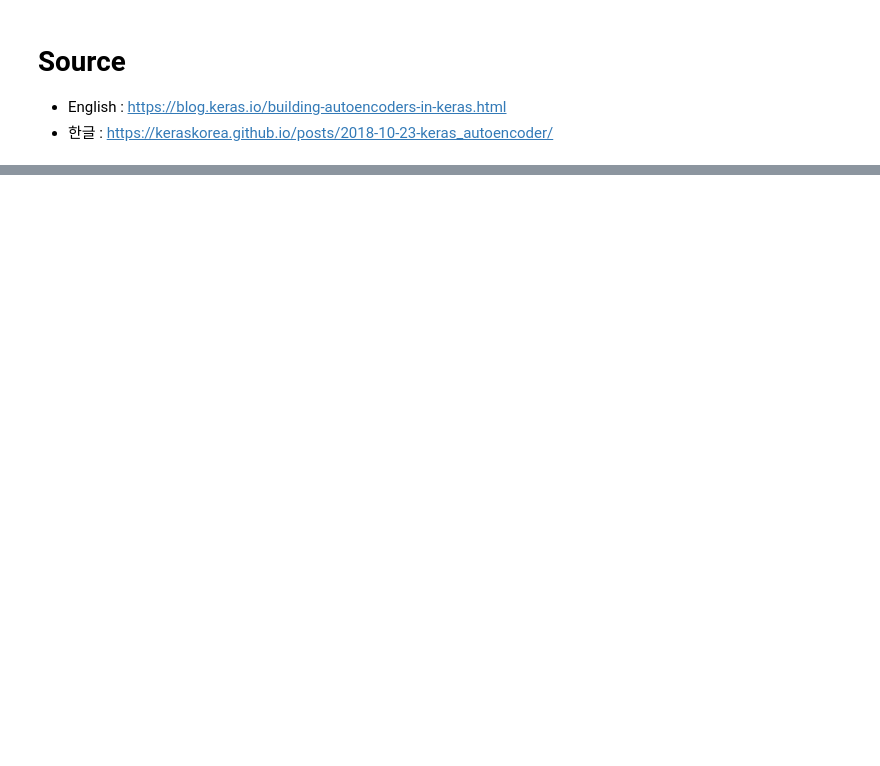
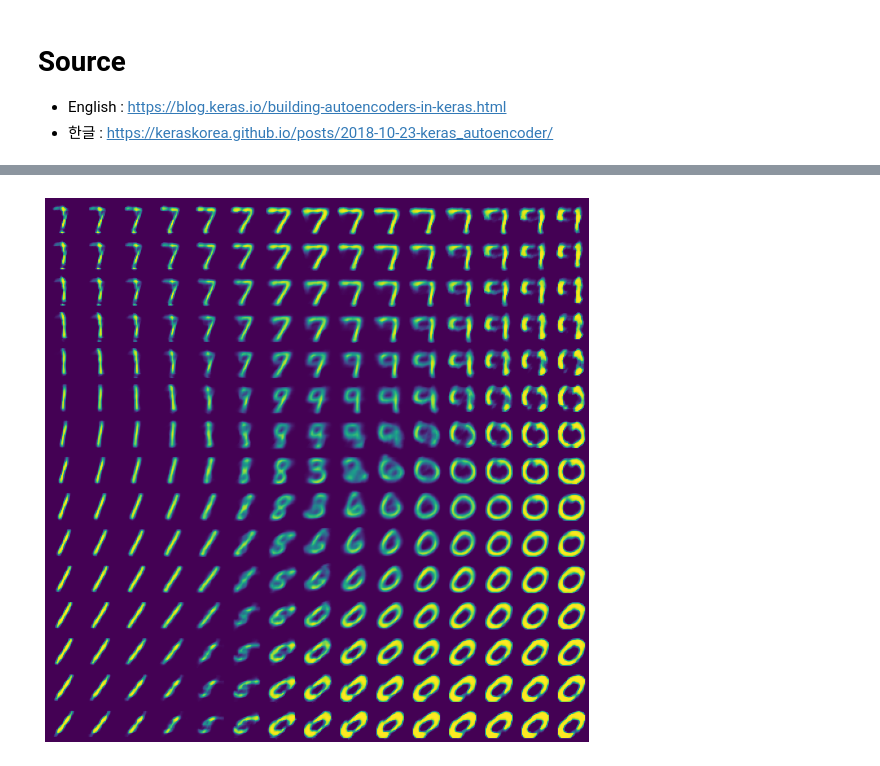
Before and after one commit to Finfra/AI_Vision, a Jupyter notebook: 2.Image_Processing/AutoEncoder/VAE.ipynb, the cells around one changed output, grey strips where cells are left out. Saved outputs shown, nothing was run; the diff lists cells and outputs as text; code cells hidden in the pictures; blank space fills up the shorter version.

```diff
--- a/2.Image_Processing/AutoEncoder/VAE.ipynb
+++ b/2.Image_Processing/AutoEncoder/VAE.ipynb
@@ -102,20 +101,23 @@ plt.show()
 # %%
 # Display a 2D manifold of the digits
 n = 15  # figure with 15x15 digits
 digit_size = 28
 figure = np.zeros((digit_size * n, digit_size * n))
-# We will sample n points within [-15, 15] standard deviations
-grid_x = np.linspace(-15, 15, n)
-grid_y = np.linspace(-15, 15, n)
+# We will sample n points within [-4, 4] standard deviations
+grid_x = np.linspace(-4, 4, n)
+grid_y = np.linspace(-4, 4, n)
 
 for i, yi in enumerate(grid_x):
     for j, xi in enumerate(grid_y):
         z_sample = np.array([[xi, yi]])
         x_decoded = decoder.predict(z_sample)
         digit = x_decoded[0].reshape(digit_size, digit_size)
         figure[i * digit_size: (i + 1) * digit_size,
                j * digit_size: (j + 1) * digit_size] = digit
 
 plt.figure(figsize=(10, 10))
+plt.axis(False)
 plt.imshow(figure)
 plt.show()
+# %% [output]
+[figure, added]
```
Also changed, not shown: parts of 3 cells of this notebook, 1 other file.
